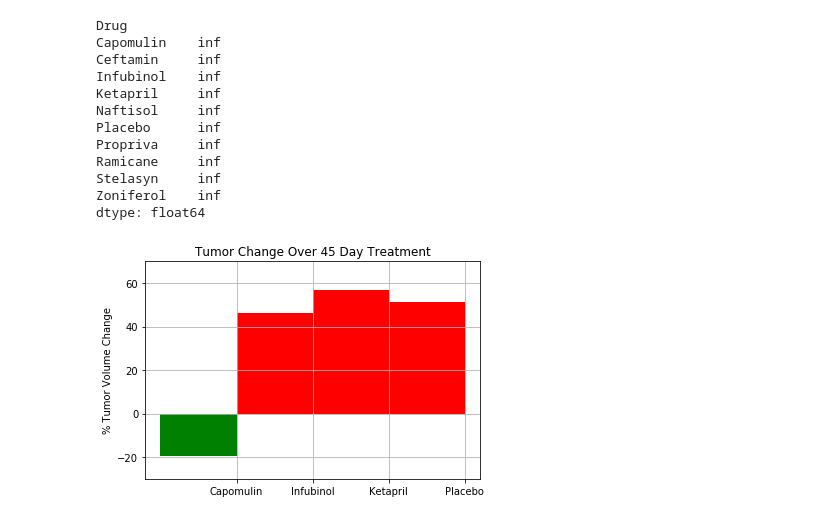
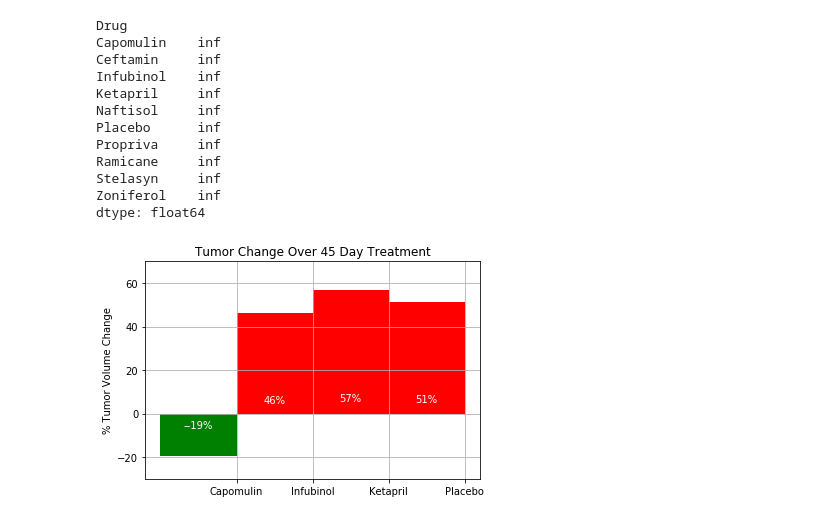
Before and after one commit to jasonzelaya/Pymaceuticals, a Jupyter notebook: pymaceuticals.ipynb, the cells around one changed output. Drawn from its saved outputs; the diff is of its cells as text; code cells hidden in the pictures.

Commit message:
Summary bar graph complete
Add two functions to label each bar with its corresponding value as a
percentage to make it easier to determine what the exact value of each
bar is.

```diff
--- a/pymaceuticals.ipynb
+++ b/pymaceuticals.ipynb
@@ -319,31 +319,53 @@ fig, ax = plt.subplots()
 
 # Drug values to plot
 drug_changes = [tumor_mean_change["Capomulin"], tumor_mean_change["Infubinol"],
                 tumor_mean_change["Ketapril"], tumor_mean_change["Placebo"]]
 
 # Draw bar graph
 drugs_passed = ax.bar(np.arange(len(drug_changes))[0], drug_changes[0], -1, align="edge", color="green")
 drugs_failed = ax.bar(np.arange(len(drug_changes))[1:], drug_changes[1:], -1, align="edge", color="red")
 
 # Set bar graph title
 plt.title("Tumor Change Over 45 Day Treatment")
 
 # Set x-axis tick positions
 ax.set_xticks(np.arange(len(drug_changes)))
 # Set x-axis tick labels
 ax.set_xticklabels(["Capomulin", "Infubinol", "Ketapril", "Placebo"])
 
 # set y-axis view limits
 ax.set_ylim(-30, 70)
 # Set y-axis tick values
 ax.set_yticks(np.arange(-20, 80, 20))
 # Set y-axis label
 ax.set_ylabel("% Tumor Volume Change")
 
+# Set corresponding drug_changes labels to passed drugs' bars
+def auto_label_pass(rects):
+    # Attach some text labels
+    for rect in rects:
+        height = rect.get_height()
+        ax.text(rect.get_x() + rect.get_width()/2., 0.4*height,
+                '-%d%%' % int(height),
+                ha='center', va='bottom', color="white")
+
+# Set corresponding drug_changes labels to failed drugs' bars
+def auto_label_fail(rects):
+    # Attach some text labels
+    for rect in rects:
+        height = rect.get_height()
+        ax.text(rect.get_x() + rect.get_width()/2., 0.08*height,
+                '%d%%' % int(height),
+                ha='center', va='bottom', color="white")
+
+# Call the labeling functions
+auto_label_pass(drugs_passed)
+auto_label_fail(drugs_failed)
+
 # Show grid lines
 plt.grid()
 
 # Display bar graph
 plt.show()
 # %% [output]
-[figure, old version]
+[figure, new version]
```
